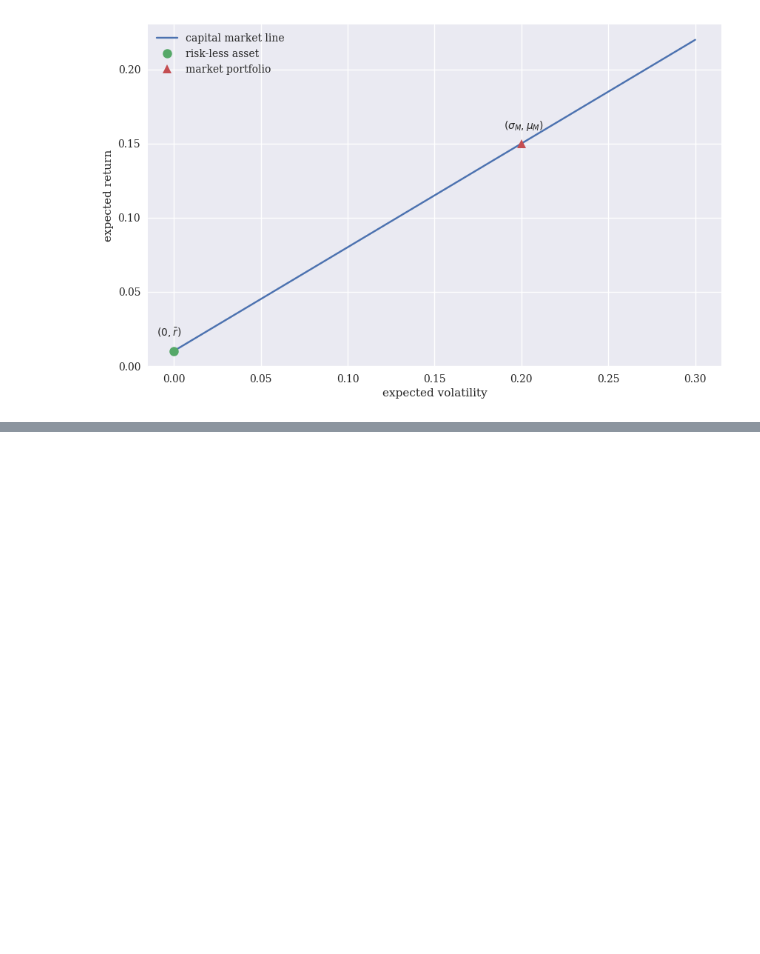
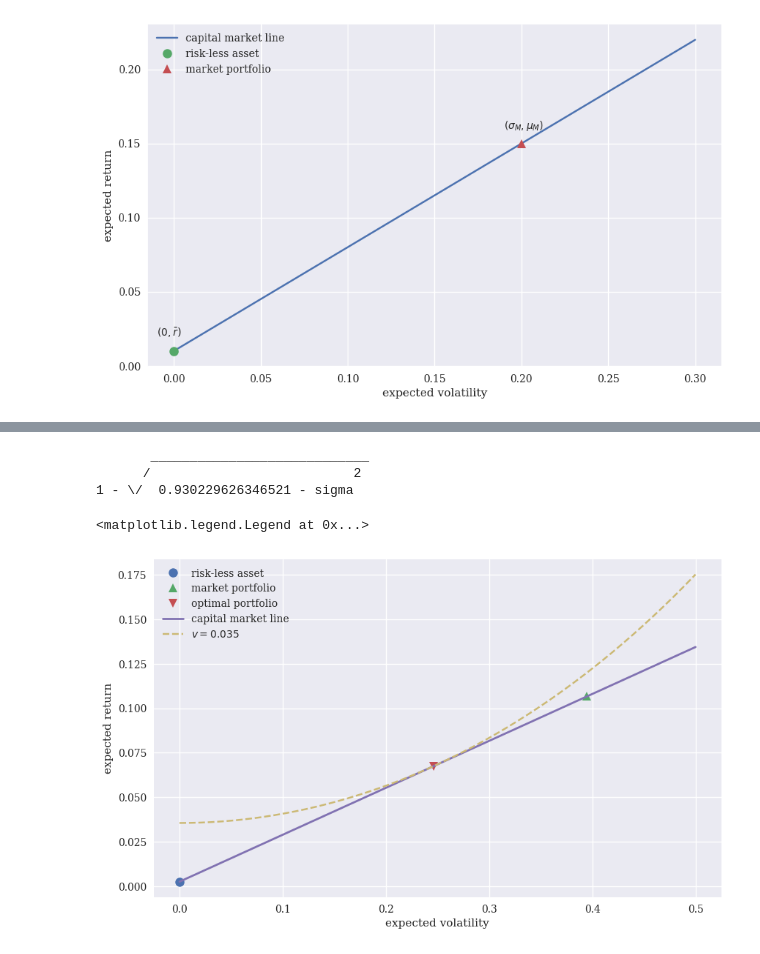
Before and after one commit to kyoun/python-ai-finance, a Jupyter notebook: chap03.ipynb, the cells around one changed output, grey strips where cells are left out. Drawn from its saved outputs; the diff is of its cells as text; code cells hidden in the pictures; blank space fills up the shorter version.

```diff
--- a/chap03.ipynb
+++ b/chap03.ipynb
@@ -316,0 +335,12 @@ plt.legend()
+# %%
+# 리스크-수익률 공간상의 효용함수
+def U(p):
+    mu, sigma = p
+    return mu - 1 / 2 * (sigma ** 2 + mu **2)
+
+# 포트폴리오가 자본시장선에 있을 조건
+cons = {"type": "eq",
+        "fun" : lambda p: p[0] - (r + (mu_M - r) / sigma_M * p[1])}
+
+opt = minimize(lambda p: -U(p), (0.1, 0.3), constraints=cons)
+display(opt)
@@ -316,0 +405,26 @@ plt.legend()
+# %%
+""" 무차별 곡선을 자본시장선과 결합하여 투자자의 최적 포트폴리오가 무엇인지 시작적으로 파악하자. """
+
+# 최적효용함수에 대한 무차별 곡선의 정의
+u = sol[0].subs({"b":1, "v": -opt["fun"]})
+display(u)
+
+# 무차별 곡선을 그리기 위한 수칫값 계산
+f = lambdify(sigma, u)
+u_ = f(sigma_)
+
+plt.figure(figsize=(10,6))
+plt.plot(0, r, "o", ms=9, label="risk-less asset")
+plt.plot(sigma_M, mu_M, "^", ms=9, label="market portfolio")
+plt.plot(opt["x"][1], opt["x"][0], "v", ms=9, label="optimal portfolio")
+plt.plot((0, 0.5), (r, r + (mu_M - r) / sigma_M * 0.5), label="capital market line", lw=2.0)
+plt.plot(sigma_, u_, "--", label="$v={}$".format(-round(opt["fun"], 3)))
+plt.xlabel("expected volatility")
+plt.ylabel("expected return")
+plt.legend()
+# %% [output]
+       ____________________________
+      /                          2
+1 - \/  0.930229626346521 - sigma
+<matplotlib.legend.Legend at 0x...>
+[figure, added]
```
Also changed, not shown: parts of 6 cells of this notebook.
